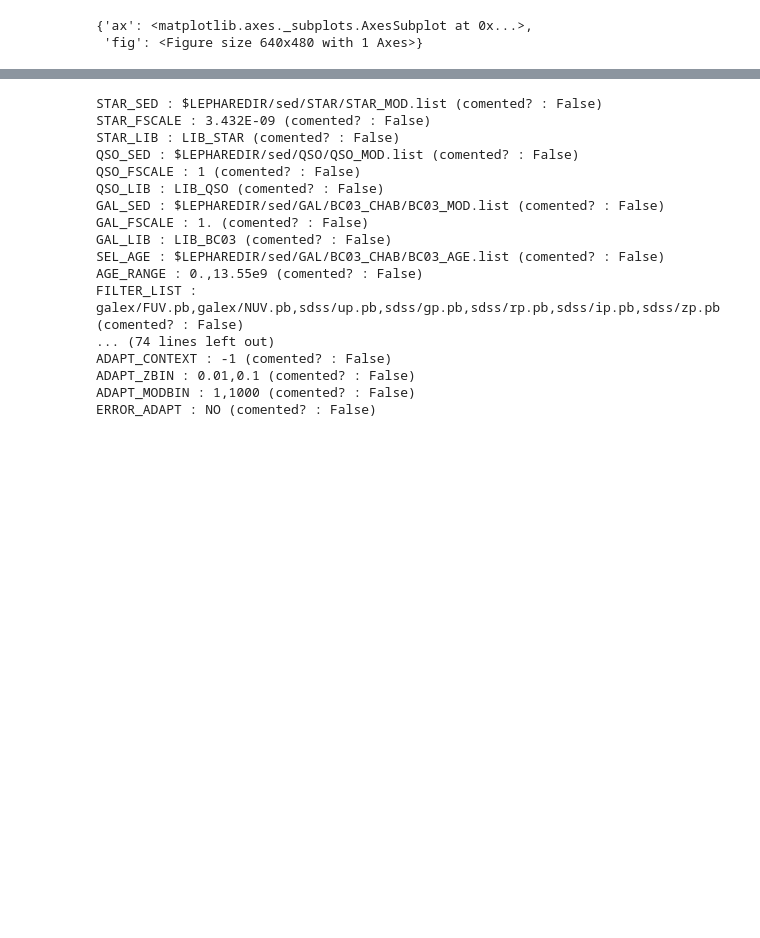
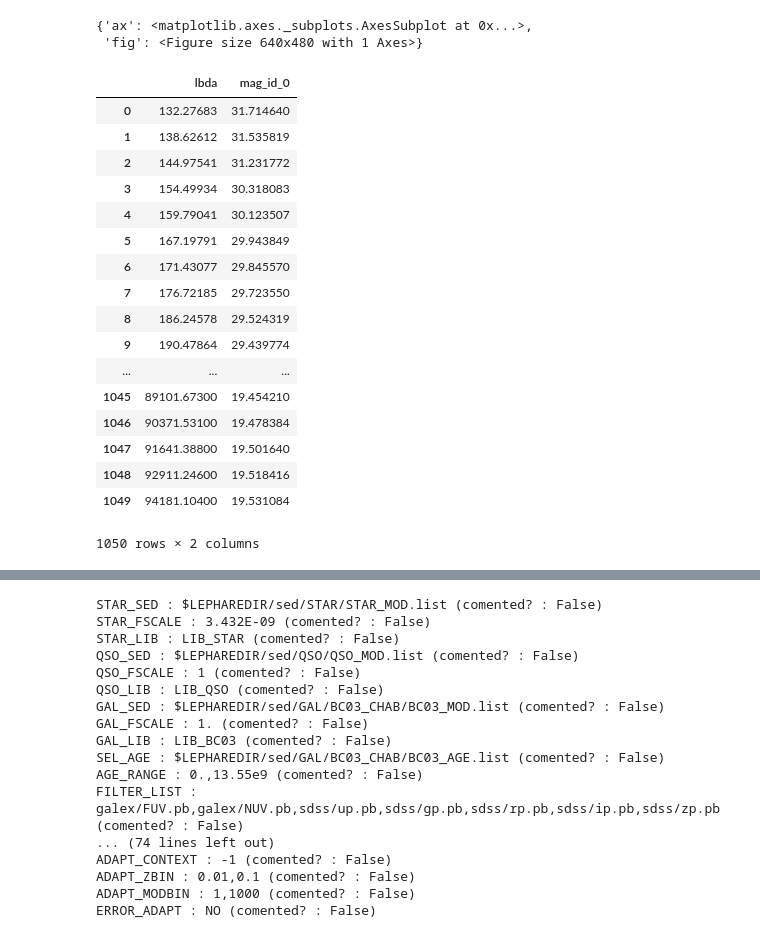
Before and after one commit to MartinBriday/pylephare, a Jupyter notebook: notebooks/test_lephare.ipynb, the cells around one changed output, grey strips where cells are left out. Drawn from its saved outputs; the diff is of its cells as text; code cells hidden in the pictures; blank space fills up the shorter version.

```diff
--- a/notebooks/test_lephare.ipynb
+++ b/notebooks/test_lephare.ipynb
@@ -96,3 +98,24 @@ test_fit.show(id_sed=0, y_unit="AA", plot_phot=True, xlim=(1000, 11000), ylim=(N
+# %%
+pandas.read_csv("/Users/mart1/Desktop/test.dat", sep=" ")
+# %% [output]
+|  | lbda | mag_id_0 |
+| 0 | 132.27683 | 31.714640 |
+| 1 | 138.62612 | 31.535819 |
+| 2 | 144.97541 | 31.231772 |
+| 3 | 154.49934 | 30.318083 |
+| 4 | 159.79041 | 30.123507 |
+| 5 | 167.19791 | 29.943849 |
+| 6 | 171.43077 | 29.845570 |
+| 7 | 176.72185 | 29.723550 |
+| 8 | 186.24578 | 29.524319 |
+| 9 | 190.47864 | 29.439774 |
+| ... | ... | ... |
+| 1045 | 89101.67300 | 19.454210 |
+| 1046 | 90371.53100 | 19.478384 |
+| 1047 | 91641.38800 | 19.501640 |
+| 1048 | 92911.24600 | 19.518416 |
+| 1049 | 94181.10400 | 19.531084 |
+1050 rows × 2 columns
 # %%
 test2 = lephare.LePhareRand()
 # %%
```
Also changed, not shown: parts of 2 cells of this notebook, 2 other files.
